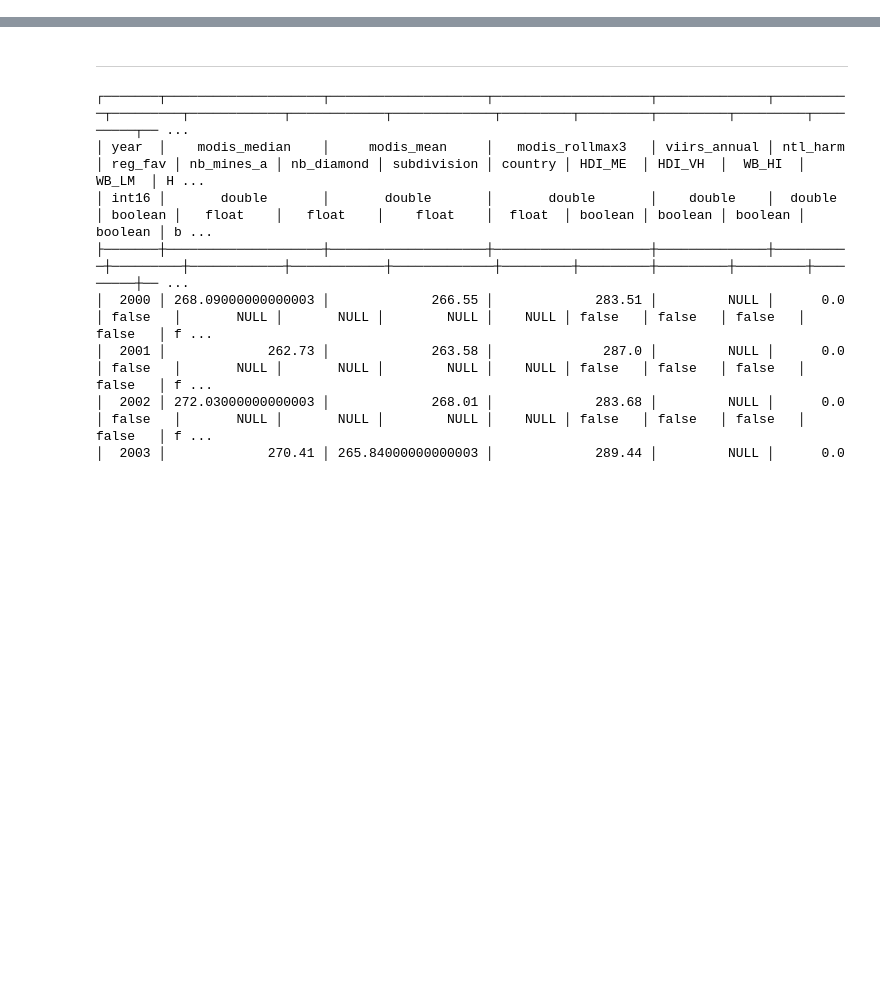
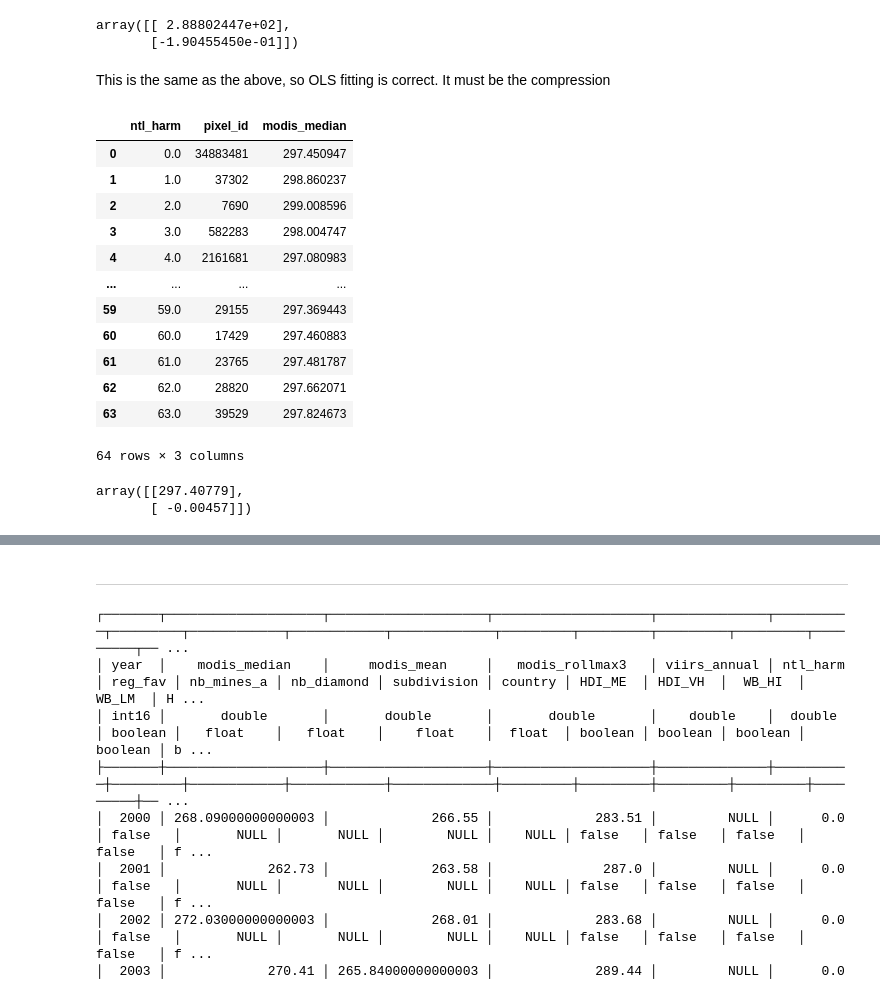
Before and after one commit to felixschulz385/growth-and-temperature, a Jupyter notebook: gnt/experiments/duckreg.ipynb, the cells around one changed output, grey strips where cells are left out. Drawn from its saved outputs; the diff is of its cells as text; code cells hidden in the pictures; blank space fills up the shorter version.

```diff
--- a/gnt/experiments/duckreg.ipynb
+++ b/gnt/experiments/duckreg.ipynb
@@ -91,0 +116,37 @@ restab
+# %%
+wls(
+    np.stack([np.ones(m.df_compressed.shape[0]), m.df_compressed["ntl_harm"].values]).T,
+    m.df_compressed["mean_modis_median"].values,
+    m.df_compressed["count"].values
+)
+# %% [output]
+array([[ 2.88802447e+02],
+       [-1.90455450e-01]])
+# %% [markdown]
+This is the same as the above, so OLS fitting is correct. It must be the compression
+# %%
+df_compressed_manual = modis.dropna(subset = ["ntl_harm", "modis_median"]).groupby("ntl_harm", as_index=False).agg({"pixel_id": "size", "modis_median": "mean"})
+df_compressed_manual
+# %% [output]
+|  | ntl_harm | pixel_id | modis_median |
+| 0 | 0.0 | 34883481 | 297.450947 |
+| 1 | 1.0 | 37302 | 298.860237 |
+| 2 | 2.0 | 7690 | 299.008596 |
+| 3 | 3.0 | 582283 | 298.004747 |
+| 4 | 4.0 | 2161681 | 297.080983 |
+| ... | ... | ... | ... |
+| 59 | 59.0 | 29155 | 297.369443 |
+| 60 | 60.0 | 17429 | 297.460883 |
+| 61 | 61.0 | 23765 | 297.481787 |
+| 62 | 62.0 | 28820 | 297.662071 |
+| 63 | 63.0 | 39529 | 297.824673 |
+64 rows × 3 columns
+# %%
+wls(
+    np.stack([np.ones(df_compressed_manual.shape[0]), df_compressed_manual["ntl_harm"].values]).T,
+    df_compressed_manual["modis_median"].values,
+    df_compressed_manual["pixel_id"].values
+).round(5)
+# %% [output]
+array([[297.40779],
+       [ -0.00457]])
```
Also changed, not shown: parts of 32 cells of this notebook, 2 other files.
